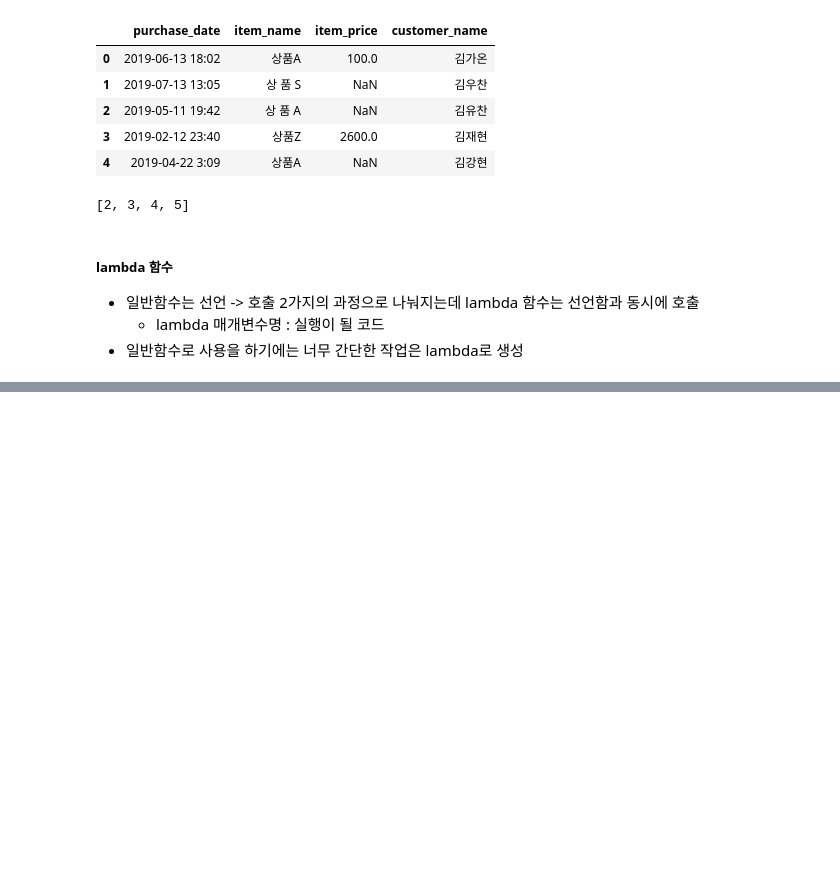
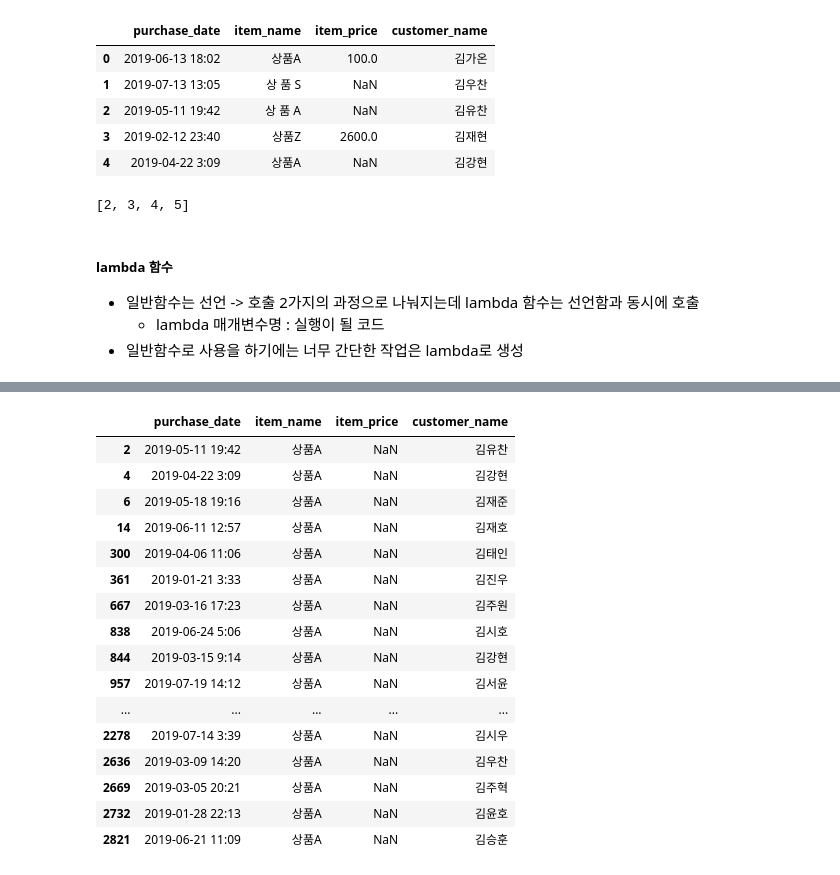
Before and after one commit to kanghiee/ubion, a Jupyter notebook: python/240322/03_uriage.ipynb, the cells around one changed output, grey strips where cells are left out. Cells and saved outputs as stored; diff of their text form; code cells hidden in the pictures; blank space fills up the shorter version.

```diff
--- a/python/240322/03_uriage.ipynb
+++ b/python/240322/03_uriage.ipynb
@@ -74,0 +147,5 @@ lambda 함수는 선언함과 동시에 호출
+# %%
+## 반복문을 이용하여 Series 안에 데이터들의 공백을 제거
+for i in range(len(df2)):
+    df2['item_name'][i] = df2['item_name'][i].replace(' ','')
+df2['item_name']
@@ -74,0 +257,21 @@ lambda 함수는 선언함과 동시에 호출
+# %%
+## item_name이 상품A이고 item_price가 결측치인 데이터를 출력
+df2.loc[(df2['item_name']=='상품A') & (df2['item_price'].isna())]
+# %% [output]
+|  | purchase_date | item_name | item_price | customer_name |
+| 2 | 2019-05-11 19:42 | 상품A | NaN | 김유찬 |
+| 4 | 2019-04-22 3:09 | 상품A | NaN | 김강현 |
+| 6 | 2019-05-18 19:16 | 상품A | NaN | 김재준 |
+| 14 | 2019-06-11 12:57 | 상품A | NaN | 김재호 |
+| 300 | 2019-04-06 11:06 | 상품A | NaN | 김태인 |
+| 361 | 2019-01-21 3:33 | 상품A | NaN | 김진우 |
+| 667 | 2019-03-16 17:23 | 상품A | NaN | 김주원 |
+| 838 | 2019-06-24 5:06 | 상품A | NaN | 김시호 |
+| 844 | 2019-03-15 9:14 | 상품A | NaN | 김강현 |
+| 957 | 2019-07-19 14:12 | 상품A | NaN | 김서윤 |
+| ... | ... | ... | ... | ... |
+| 2278 | 2019-07-14 3:39 | 상품A | NaN | 김시우 |
+| 2636 | 2019-03-09 14:20 | 상품A | NaN | 김우찬 |
+| 2669 | 2019-03-05 20:21 | 상품A | NaN | 김주혁 |
+| 2732 | 2019-01-28 22:13 | 상품A | NaN | 김윤호 |
+| 2821 | 2019-06-21 11:09 | 상품A | NaN | 김승훈 |
```
Also changed, not shown: parts of 36 cells of this notebook, 1 other file.
